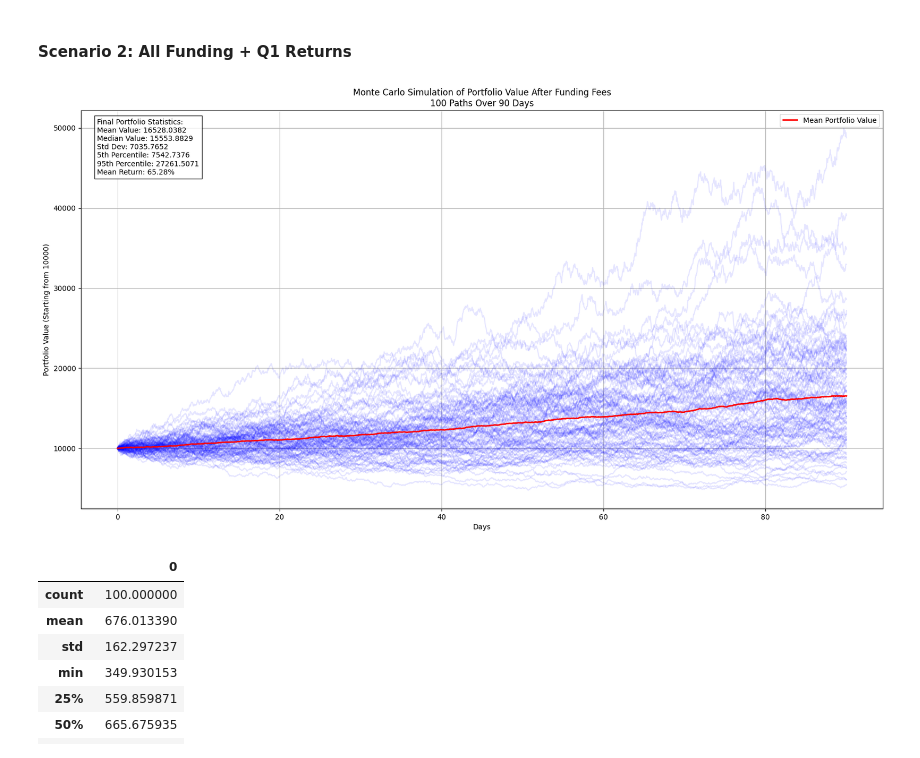
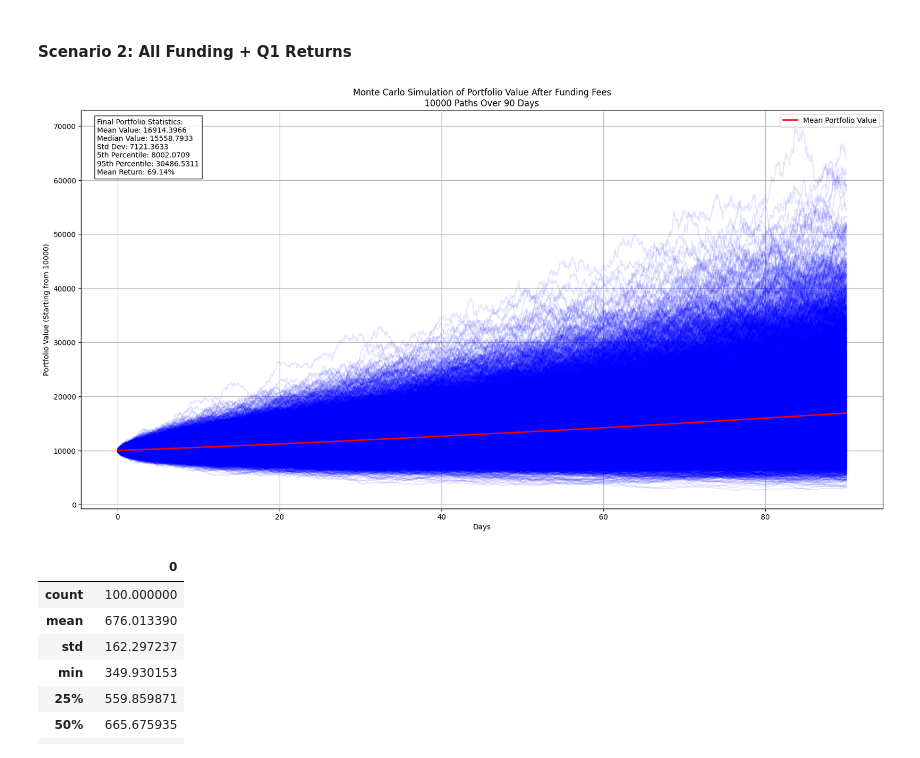
Before and after one commit to ryantjx/stochastic-modelling-of-digital-asset-perpetual-futures, a Jupyter notebook: notebooks/2_fundingandprice.ipynb, the cells around one changed output. Cells and saved outputs as stored; diff of their text form; code cells hidden in the pictures.

```diff
--- a/notebooks/2_fundingandprice.ipynb
+++ b/notebooks/2_fundingandprice.ipynb
@@ -840,16 +840,16 @@ pd.DataFrame(total_fees).describe()
 # %%
 portfolio_values, funding_rates, returns, total_fees = simulate_portfolio_fundingandreturns(
     funding_rates_df=hl_df,
     hourly_funding_col='fundingRate',
     returns_df=df_spot_btc[df_spot_btc['quarter'] == 1].dropna(),
     returns_col='returns',
-    num_simulations=100,
+    num_simulations=10000,
     duration_hours= 24 * 30 * 3,
     dist_type='pearson',
     initial_size=10000
 )
 # %% [output]
-[figure, old version]
+[figure, new version]
 # %%
 pd.DataFrame(total_fees).describe()
 # %% [output]
```
Also changed, not shown: parts of 1 cell of this notebook.
